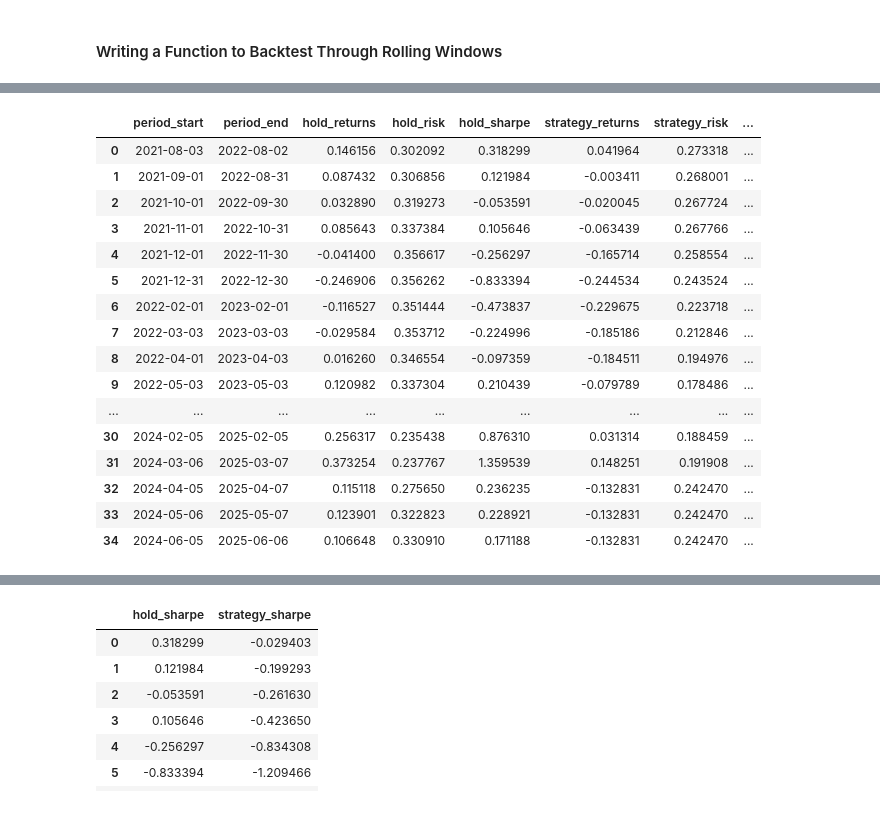
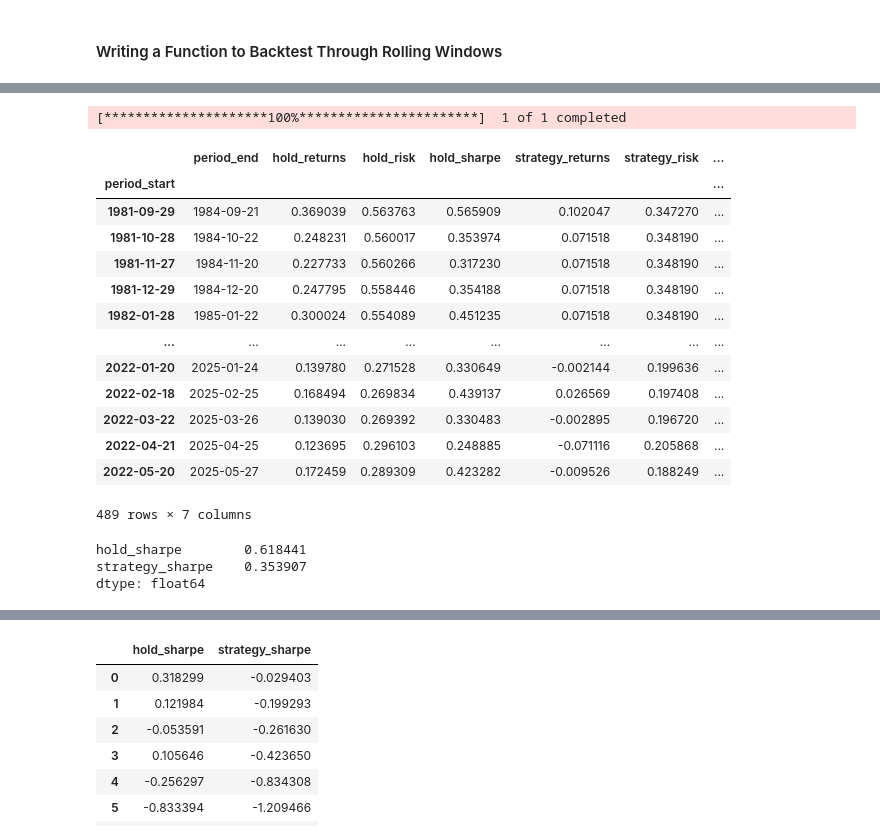
Before and after one commit to JamieW365/trading_algos, a Jupyter notebook: notebooks/moving_average_crossover.ipynb, the cells around one changed output, grey strips where cells are left out. Drawn from its saved outputs; the diff is of its cells as text; code cells hidden in the pictures.

```diff
--- a/notebooks/moving_average_crossover.ipynb
+++ b/notebooks/moving_average_crossover.ipynb
@@ -545,10 +528,15 @@ df_aapl.loc['2024-06-05': '2025-06-06']
 # %% [markdown]
 #### Writing a Function to Backtest Through Rolling Windows
 # %%
-def rolling_backtest(df: pd.DataFrame,
-                     backtest_strategy: callable,
+def rolling_backtest(backtest_strategy: callable,
+                     df: pd.DataFrame = pd.DataFrame(),
                      window_size: int = 252,
-                     step: int = 21):
+                     step: int = 21,
+                     ticker: str = "AAPL",
+                     start_date: str = None,
+                     end_date: str = None,
+                     *args,
+                     **kwargs):
 
     # Initialize summary variables
     period_start = []
@@ -560,6 +548,16 @@ def rolling_backtest(df: pd.DataFrame,
     strategy_risk = []
     strategy_sharpe = []
 
+    if df.empty:
+        if ticker == None:
+            print('Ticker Needed')
+            return
+
+        # Download Ticker Price Data
+        df = yf.download(ticker, start=start_date, end=end_date).droplevel(axis=1, level=1)
+    else:
+        df = df.copy()
+
     # Split the dataset into windows and backtest each window individually
     for i in range(0, len(df) - window_size, step):
 
@@ -567,7 +565,7 @@ def rolling_backtest(df: pd.DataFrame,
         df_window = df.iloc[i:i+window_size].copy()
 
         # Backtest the window using the given strategy
-        df_test = backtest_strategy(df_window)
+        df_test = backtest_strategy(df_window, *args, **kwargs)
 
         # Summarize the backtested strategy
         df_summary = get_ann_summary(df_test[["daily_returns", "strategy_returns"]])
@@ -592,4 +590,12 @@ def rolling_backtest(df: pd.DataFrame,
                                         "strategy_risk": strategy_risk,
                                         "strategy_sharpe": strategy_sharpe})
 
+    # If our strategy does not put us in position at any point through the year then it's possible that the risk will be 0
+    # This will lead to infinity values when calculating the sharpe ratio
+    # This line of code will null any infinite values so that they won't be taken into account when summarizing the strategy over time
+    df_rolling_backtest = df_rolling_backtest[np.isinf(df_rolling_backtest) == False]
+
+    # Set the period start date to be the index
+    df_rolling_backtest.set_index("period_start", inplace=True)
+
     return df_rolling_backtest
@@ -613,23 +602,27 @@ window
 # %%
-df_rolling_backtest = rolling_backtest(df_aapl.Close.to_frame(),
-                      backtest_ma_strategy,
-                      window_size = 252 + 200)
+df_rolling_backtest = rolling_backtest(backtest_ma_strategy,
+                                       ticker='AAPL',
+                                       window_size = 252 * 3 + 200)
 df_rolling_backtest
 # %% [output]
+[*********************100%***********************]  1 of 1 completed
-|  | period_start | period_end | hold_returns | hold_risk | hold_sharpe | strategy_returns | strategy_risk | ... |
-| 0 | 2021-08-03 | 2022-08-02 | 0.146156 | 0.302092 | 0.318299 | 0.041964 | 0.273318 | ... |
-| 1 | 2021-09-01 | 2022-08-31 | 0.087432 | 0.306856 | 0.121984 | -0.003411 | 0.268001 | ... |
-| 2 | 2021-10-01 | 2022-09-30 | 0.032890 | 0.319273 | -0.053591 | -0.020045 | 0.267724 | ... |
-| 3 | 2021-11-01 | 2022-10-31 | 0.085643 | 0.337384 | 0.105646 | -0.063439 | 0.267766 | ... |
-| 4 | 2021-12-01 | 2022-11-30 | -0.041400 | 0.356617 | -0.256297 | -0.165714 | 0.258554 | ... |
-| 5 | 2021-12-31 | 2022-12-30 | -0.246906 | 0.356262 | -0.833394 | -0.244534 | 0.243524 | ... |
-| 6 | 2022-02-01 | 2023-02-01 | -0.116527 | 0.351444 | -0.473837 | -0.229675 | 0.223718 | ... |
-| 7 | 2022-03-03 | 2023-03-03 | -0.029584 | 0.353712 | -0.224996 | -0.185186 | 0.212846 | ... |
-| 8 | 2022-04-01 | 2023-04-03 | 0.016260 | 0.346554 | -0.097359 | -0.184511 | 0.194976 | ... |
-| 9 | 2022-05-03 | 2023-05-03 | 0.120982 | 0.337304 | 0.210439 | -0.079789 | 0.178486 | ... |
-| ... | ... | ... | ... | ... | ... | ... | ... | ... |
-| 30 | 2024-02-05 | 2025-02-05 | 0.256317 | 0.235438 | 0.876310 | 0.031314 | 0.188459 | ... |
-| 31 | 2024-03-06 | 2025-03-07 | 0.373254 | 0.237767 | 1.359539 | 0.148251 | 0.191908 | ... |
-| 32 | 2024-04-05 | 2025-04-07 | 0.115118 | 0.275650 | 0.236235 | -0.132831 | 0.242470 | ... |
-| 33 | 2024-05-06 | 2025-05-07 | 0.123901 | 0.322823 | 0.228921 | -0.132831 | 0.242470 | ... |
-| 34 | 2024-06-05 | 2025-06-06 | 0.106648 | 0.330910 | 0.171188 | -0.132831 | 0.242470 | ... |
+|  | period_end | hold_returns | hold_risk | hold_sharpe | strategy_returns | strategy_risk | ... |
+| period_start |  |  |  |  |  |  | ... |
+| 1981-09-29 | 1984-09-21 | 0.369039 | 0.563763 | 0.565909 | 0.102047 | 0.347270 | ... |
+| 1981-10-28 | 1984-10-22 | 0.248231 | 0.560017 | 0.353974 | 0.071518 | 0.348190 | ... |
+| 1981-11-27 | 1984-11-20 | 0.227733 | 0.560266 | 0.317230 | 0.071518 | 0.348190 | ... |
+| 1981-12-29 | 1984-12-20 | 0.247795 | 0.558446 | 0.354188 | 0.071518 | 0.348190 | ... |
+| 1982-01-28 | 1985-01-22 | 0.300024 | 0.554089 | 0.451235 | 0.071518 | 0.348190 | ... |
+| ... | ... | ... | ... | ... | ... | ... | ... |
+| 2022-01-20 | 2025-01-24 | 0.139780 | 0.271528 | 0.330649 | -0.002144 | 0.199636 | ... |
+| 2022-02-18 | 2025-02-25 | 0.168494 | 0.269834 | 0.439137 | 0.026569 | 0.197408 | ... |
+| 2022-03-22 | 2025-03-26 | 0.139030 | 0.269392 | 0.330483 | -0.002895 | 0.196720 | ... |
+| 2022-04-21 | 2025-04-25 | 0.123695 | 0.296103 | 0.248885 | -0.071116 | 0.205868 | ... |
+| 2022-05-20 | 2025-05-27 | 0.172459 | 0.289309 | 0.423282 | -0.009526 | 0.188249 | ... |
+489 rows × 7 columns
+# %%
+df_rolling_backtest[['hold_sharpe', 'strategy_sharpe']].mean()
+# %% [output]
+hold_sharpe        0.618441
+strategy_sharpe    0.353907
+dtype: float64
```
Also changed, not shown: parts of 26 cells of this notebook.
